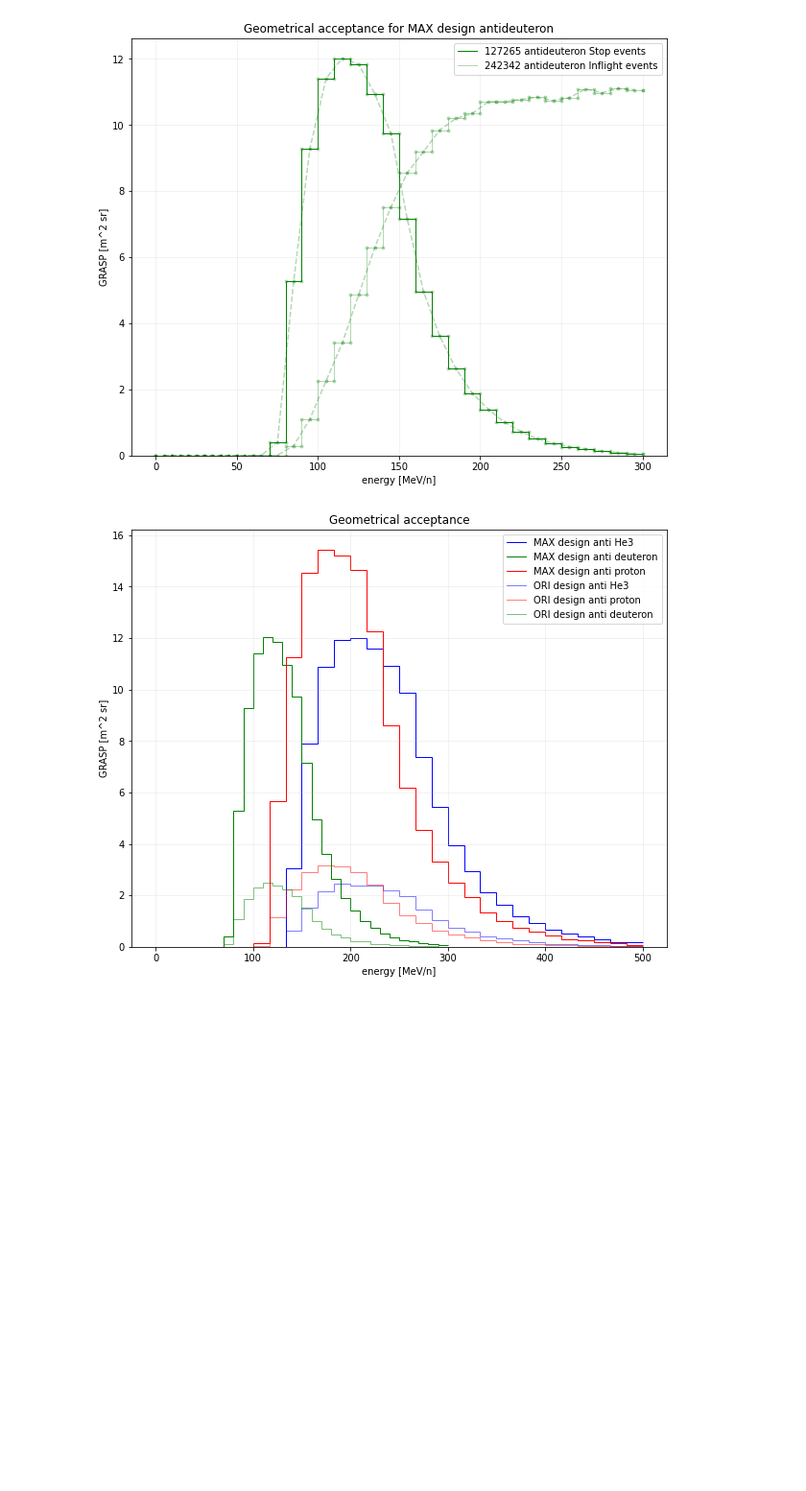
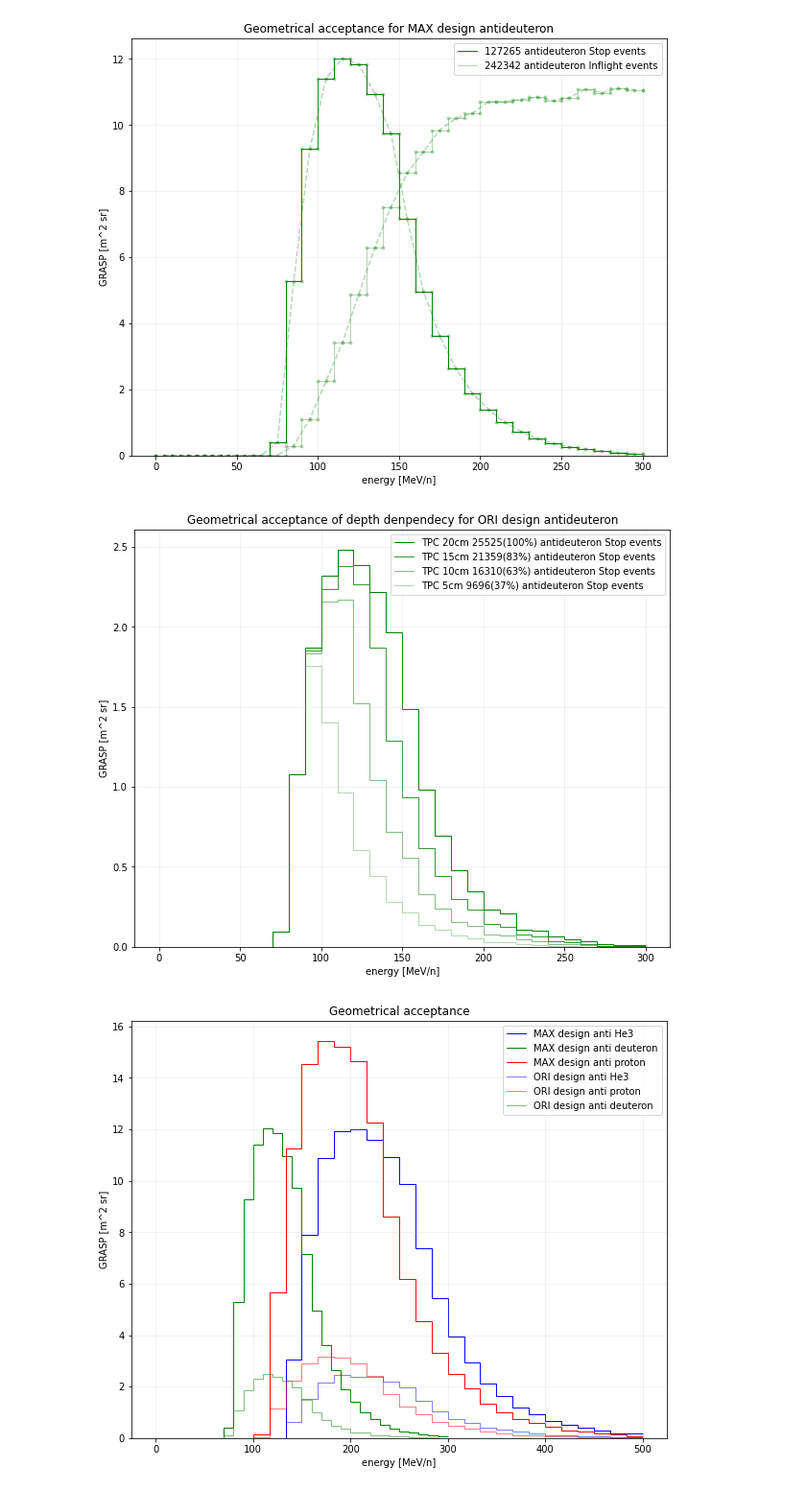
Before and after one commit to Eclipsedclaw/GRAMS, a Jupyter notebook: stats/LArTPC_design_histogram.ipynb, the cells around one changed output. Shown: that part at 96% size. Drawn from its saved outputs; the diff is of its cells as text; code cells hidden in the pictures; blank space fills up the shorter version.

```diff
--- a/stats/LArTPC_design_histogram.ipynb
+++ b/stats/LArTPC_design_histogram.ipynb
@@ -335,6 +337,43 @@ plt.title('Geometrical acceptance for %s design antideuteron'%Second_design)
 plt.savefig("./Geometrical acceptance.jpg")
 # %% [output]
 [figure]
+# %%
+"""
+ORI design anti deuteron GRASP depth dependency
+"""
+
+GRASP_anti_deuteron_Stop_5 = [0] * 30
+anti_deuteron_Stop_5 = anti_deuteron_Old[:,9][np.logical_and(anti_deuteron_Old[:,10]==1, anti_deuteron_Old[:,7]<5)]
+for i in range(30):
+        GRASP_anti_deuteron_Stop_5[i] = 400 * math.pi * len(anti_deuteron_Stop_5[np.logical_and(anti_deuteron_Stop_5>i*20, anti_deuteron_Stop_5<(i+1)*20)])/(ORI_events/30)
+
+GRASP_anti_deuteron_Stop_10 = [0] * 30
+anti_deuteron_Stop_10 = anti_deuteron_Old[:,9][np.logical_and(anti_deuteron_Old[:,10]==1, anti_deuteron_Old[:,7]<10)]
+for i in range(30):
+        GRASP_anti_deuteron_Stop_10[i] = 400 * math.pi * len(anti_deuteron_Stop_10[np.logical_and(anti_deuteron_Stop_10>i*20, anti_deuteron_Stop_10<(i+1)*20)])/(ORI_events/30)
+
+GRASP_anti_deuteron_Stop_15 = [0] * 30
+anti_deuteron_Stop_15 = anti_deuteron_Old[:,9][np.logical_and(anti_deuteron_Old[:,10]==1, anti_deuteron_Old[:,7]<15)]
+for i in range(30):
+        GRASP_anti_deuteron_Stop_15[i] = 400 * math.pi * len(anti_deuteron_Stop_15[np.logical_and(anti_deuteron_Stop_15>i*20, anti_deuteron_Stop_15<(i+1)*20)])/(ORI_events/30)
+
+plt.figure(figsize=(10, 8))
+
+centersantideuteronX = antideuteronX[:-1] + np.diff(antideuteronX) / 2
+
+plt.stairs(GRASP_anti_deuteron_Stop , antideuteronX, baseline=None, label="TPC 20cm %d(%d%%) antideuteron Stop events"%(len(anti_deuteron_Stop), 100*len(anti_deuteron_Stop)/len(anti_deuteron_Stop)), color='g', alpha=0.99)
+plt.stairs(GRASP_anti_deuteron_Stop_15 , antideuteronX, baseline=None, label='TPC 15cm %d(%d%%) antideuteron Stop events'%(len(anti_deuteron_Stop_15), 100*len(anti_deuteron_Stop_15)/len(anti_deuteron_Stop)), color='g', alpha=0.80)
+plt.stairs(GRASP_anti_deuteron_Stop_10 , antideuteronX, baseline=None, label='TPC 10cm %d(%d%%) antideuteron Stop events'%(len(anti_deuteron_Stop_10), 100*len(anti_deuteron_Stop_10)/len(anti_deuteron_Stop)), color='g', alpha=0.50)
+plt.stairs(GRASP_anti_deuteron_Stop_5 , antideuteronX, baseline=None, label='TPC 5cm %d(%d%%) antideuteron Stop events'%(len(anti_deuteron_Stop_5), 100*len(anti_deuteron_Stop_5)/len(anti_deuteron_Stop)), color='g', alpha=0.30)
+
+plt.xlabel("energy [MeV/n]")
+plt.ylabel("GRASP [m^2 sr]")
+plt.legend()
+plt.grid(alpha=0.2)
+plt.title('Geometrical acceptance of depth denpendecy for %s design antideuteron'%First_design)
+plt.savefig("./Geometrical acceptance.jpg")
+# %% [output]
+[figure, added]
 # %%
 """
 Comparison plot
```
Also changed, not shown: parts of 1 cell of this notebook, 1 other file.
